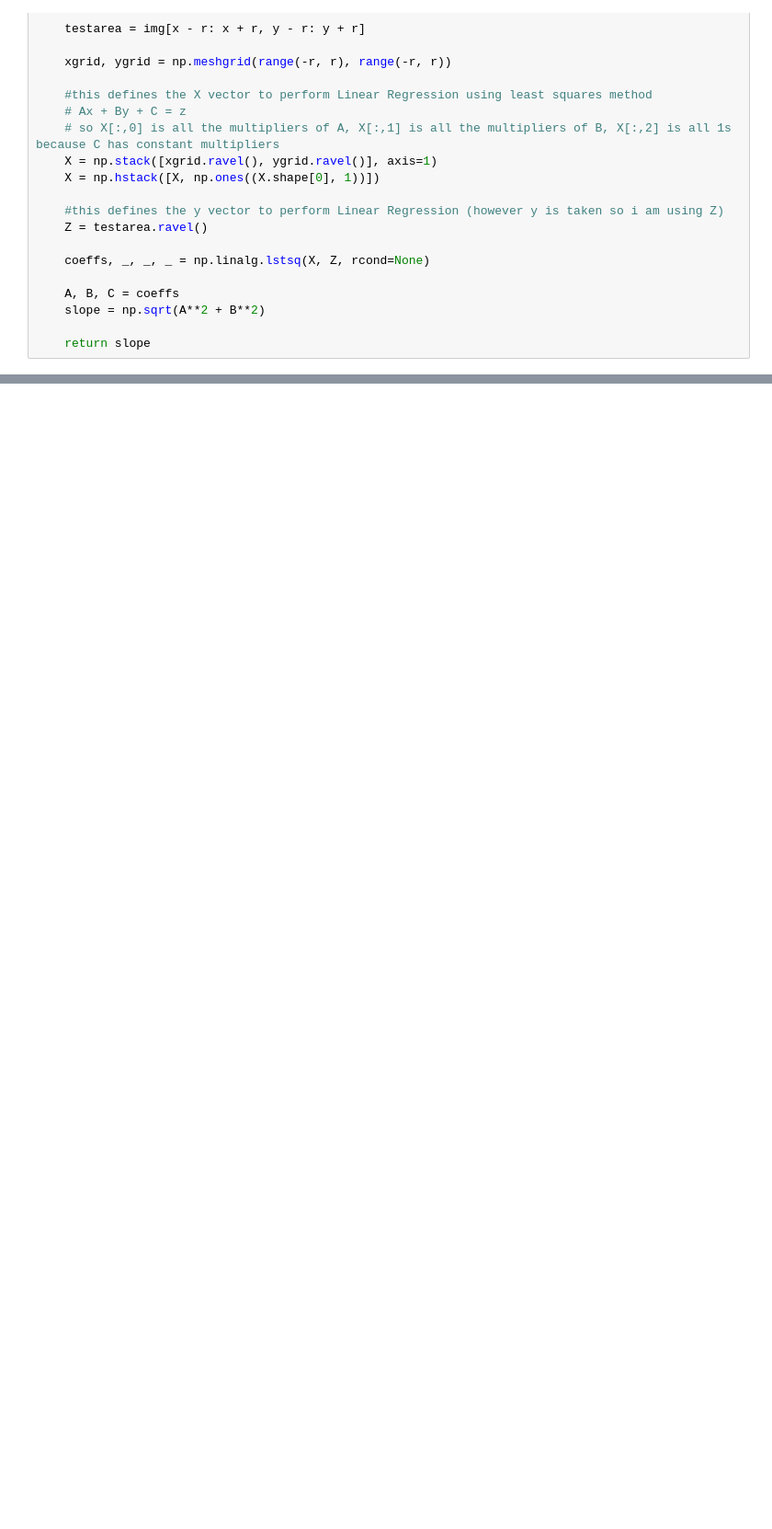
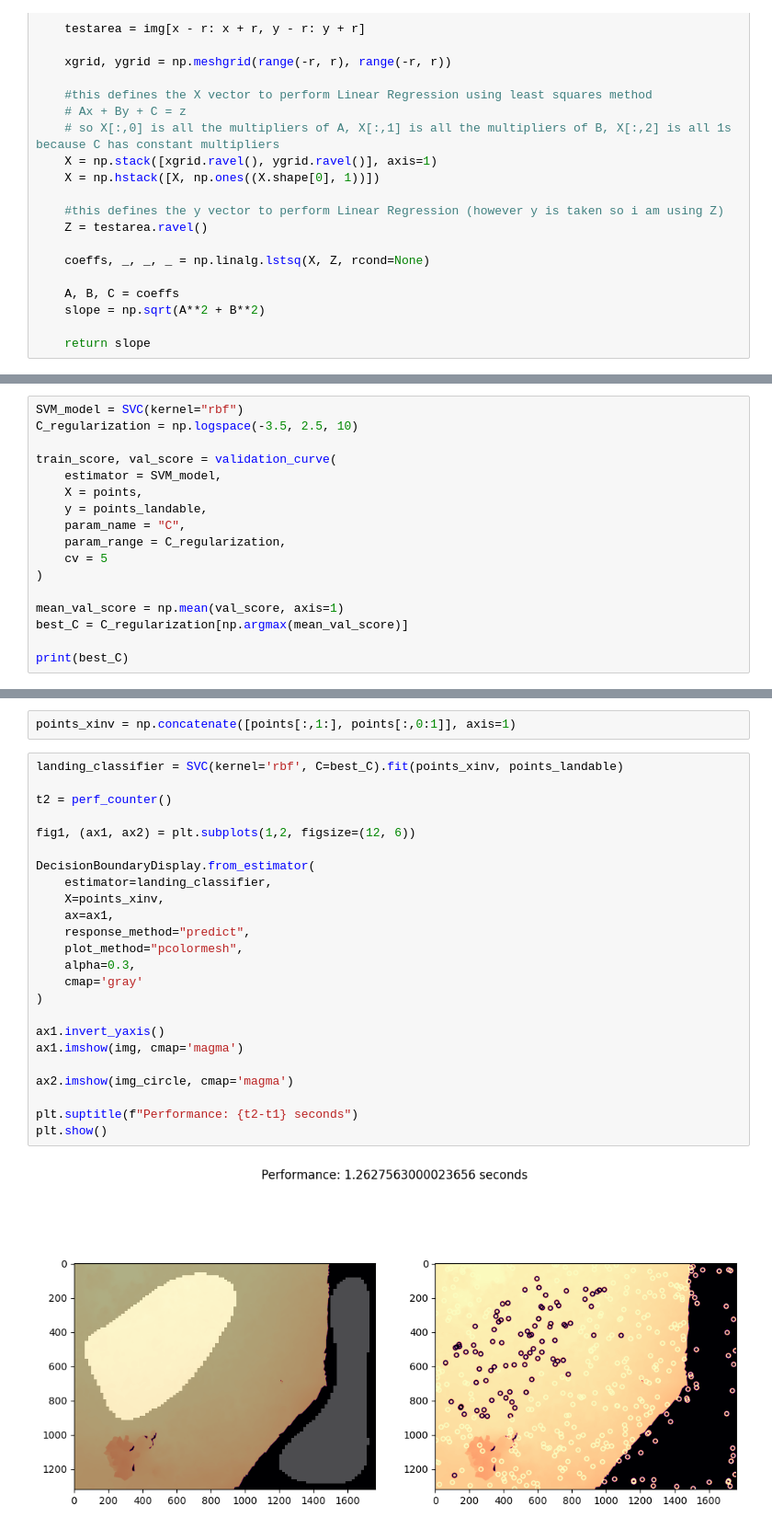
Before and after one commit to roboticsclubiitt/Drones_Interest_Group, a Jupyter notebook: D-5 Autonomous Security Drone/Emergency Landing System/landing_zone.ipynb, the cells around one changed output, grey strips where cells are left out. Shown at 92% size. Cells and saved outputs as stored; diff of their text form; blank space fills up the shorter version.

```diff
--- a/D-5 Autonomous Security Drone/Emergency Landing System/landing_zone.ipynb
+++ b/D-5 Autonomous Security Drone/Emergency Landing System/landing_zone.ipynb
@@ -42,0 +73,17 @@ def slope_area(img, x, y, r):
+# %%
+SVM_model = SVC(kernel="rbf")
+C_regularization = np.logspace(-3.5, 2.5, 10)
+
+train_score, val_score = validation_curve(
+    estimator = SVM_model,
+    X = points,
+    y = points_landable,
+    param_name = "C",
+    param_range = C_regularization,
+    cv = 5
+)
+
+mean_val_score = np.mean(val_score, axis=1)
+best_C = C_regularization[np.argmax(mean_val_score)]
+
+print(best_C)
@@ -43 +92,29 @@ def slope_area(img, x, y, r):
+# %%
+points_xinv = np.concatenate([points[:,1:], points[:,0:1]], axis=1)
+# %%
+landing_classifier = SVC(kernel='rbf', C=best_C).fit(points_xinv, points_landable)
+
+t2 = perf_counter()
+
+fig1, (ax1, ax2) = plt.subplots(1,2, figsize=(12, 6))
+
+DecisionBoundaryDisplay.from_estimator(
+    estimator=landing_classifier,
+    X=points_xinv,
+    ax=ax1,
+    response_method="predict",
+    plot_method="pcolormesh",
+    alpha=0.3,
+    cmap='gray'
+)
+
+ax1.invert_yaxis()
+ax1.imshow(img, cmap='magma')
+
+ax2.imshow(img_circle, cmap='magma')
+
+plt.suptitle(f"Performance: {t2-t1} seconds")
+plt.show()
+# %% [output]
+[figure, added]
 # %%
```
Also changed, not shown: parts of 7 cells of this notebook.
